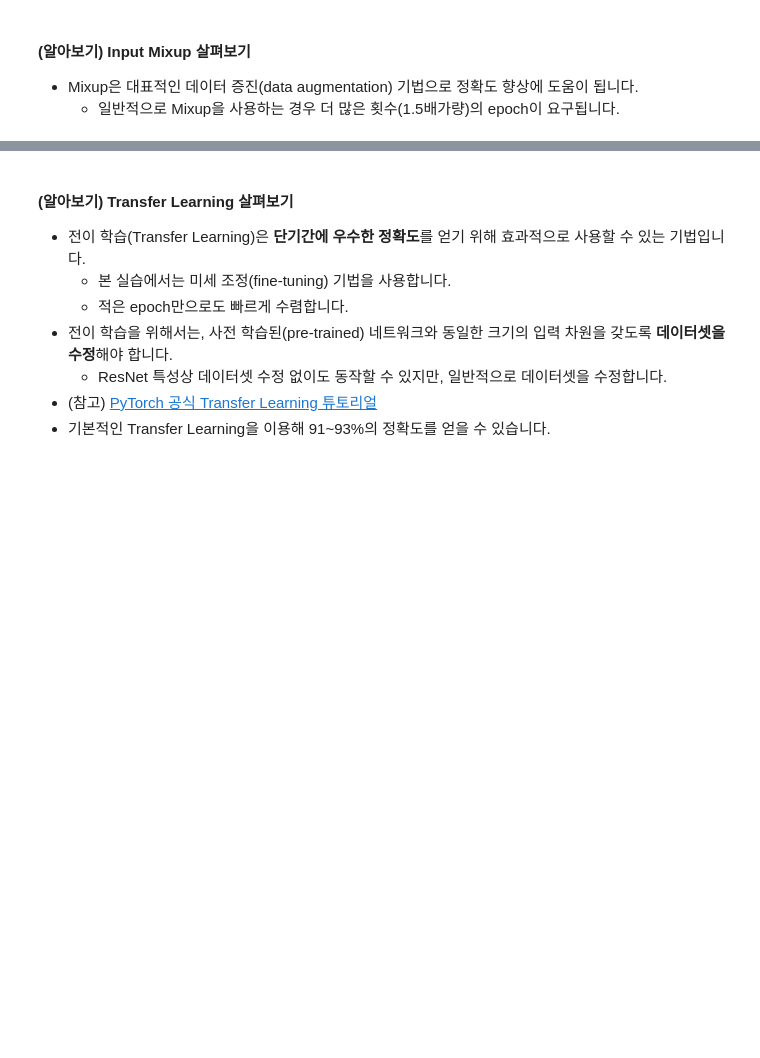
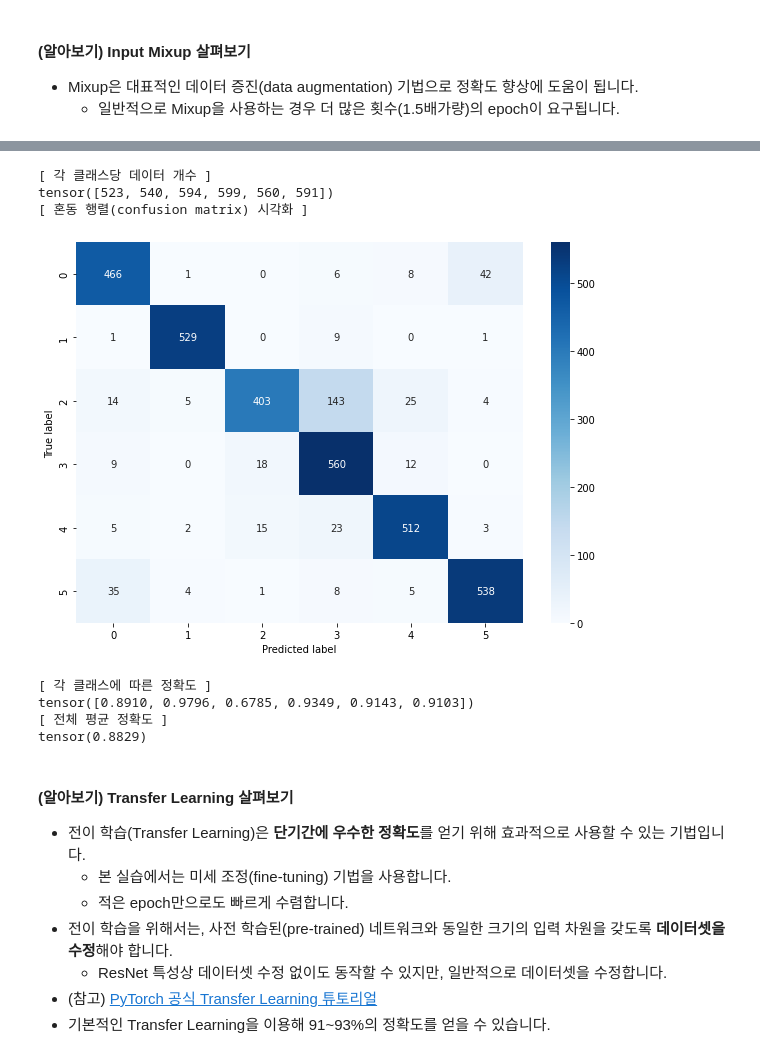
Before and after one commit to JiwooKimm/CNUSW22_Project01_ImageClassifier, a Jupyter notebook: 02_ImageClassifier_based_on_CNN/02_Scene_Classification_CNN.ipynb, the cells around one changed output, grey strips where cells are left out. Drawn from its saved outputs; the diff is of its cells as text; code cells hidden in the pictures; blank space fills up the shorter version.

```diff
--- a/02_ImageClassifier_based_on_CNN/02_Scene_Classification_CNN.ipynb
+++ b/02_ImageClassifier_based_on_CNN/02_Scene_Classification_CNN.ipynb
@@ -1892,3 +1920,44 @@ plt.show()
+# %%
+import pandas as pd
+import seaborn as sns
+
+
+net = ResNet18()
+net = net.to(device)
+
+file_name = "./checkpoint/ResNet18_Mixup.pt"
+checkpoint = torch.load(file_name)
+net.load_state_dict(checkpoint['net'])
+
+# 평가 데이터셋을 이용해 혼동 행렬(confusion matrix) 계산하기
+confusion_matrix = get_confusion_matrix(net, 6, val_dataloader)
+print("[ 각 클래스당 데이터 개수 ]")
+print(confusion_matrix.sum(1))
+
+print("[ 혼동 행렬(confusion matrix) 시각화 ]")
+res = pd.DataFrame(confusion_matrix.numpy(), index = [i for i in range(6)], columns = [i for i in range(6)])
+res.index.name = 'True label'
+res.columns.name = 'Predicted label'
+plt.figure(figsize = (10, 7))
+sns.heatmap(res, annot=True, fmt="d", cmap='Blues')
+plt.savefig(f"/CNN_ResNet18_Mixup_ConfusionMat_-_{epoch}-{learning_rate}.png")
+plt.show()
+
+print("[ 각 클래스에 따른 정확도 ]")
+# (각 클래스마다 정답 개수 / 각 클래스마다 데이터의 개수)
+print(confusion_matrix.diag() / confusion_matrix.sum(1))
+
+print("[ 전체 평균 정확도 ]")
+print(confusion_matrix.diag().sum() / confusion_matrix.sum())
+# %% [output]
+[ 각 클래스당 데이터 개수 ]
+tensor([523, 540, 594, 599, 560, 591])
+[ 혼동 행렬(confusion matrix) 시각화 ]
+[figure, added]
+[ 각 클래스에 따른 정확도 ]
+tensor([0.8910, 0.9796, 0.6785, 0.9349, 0.9143, 0.9103])
+[ 전체 평균 정확도 ]
+tensor(0.8829)
 # %% [markdown]
 #### <b>(알아보기) Transfer Learning 살펴보기</b>
 
```
Also changed, not shown: parts of 20 cells of this notebook.
